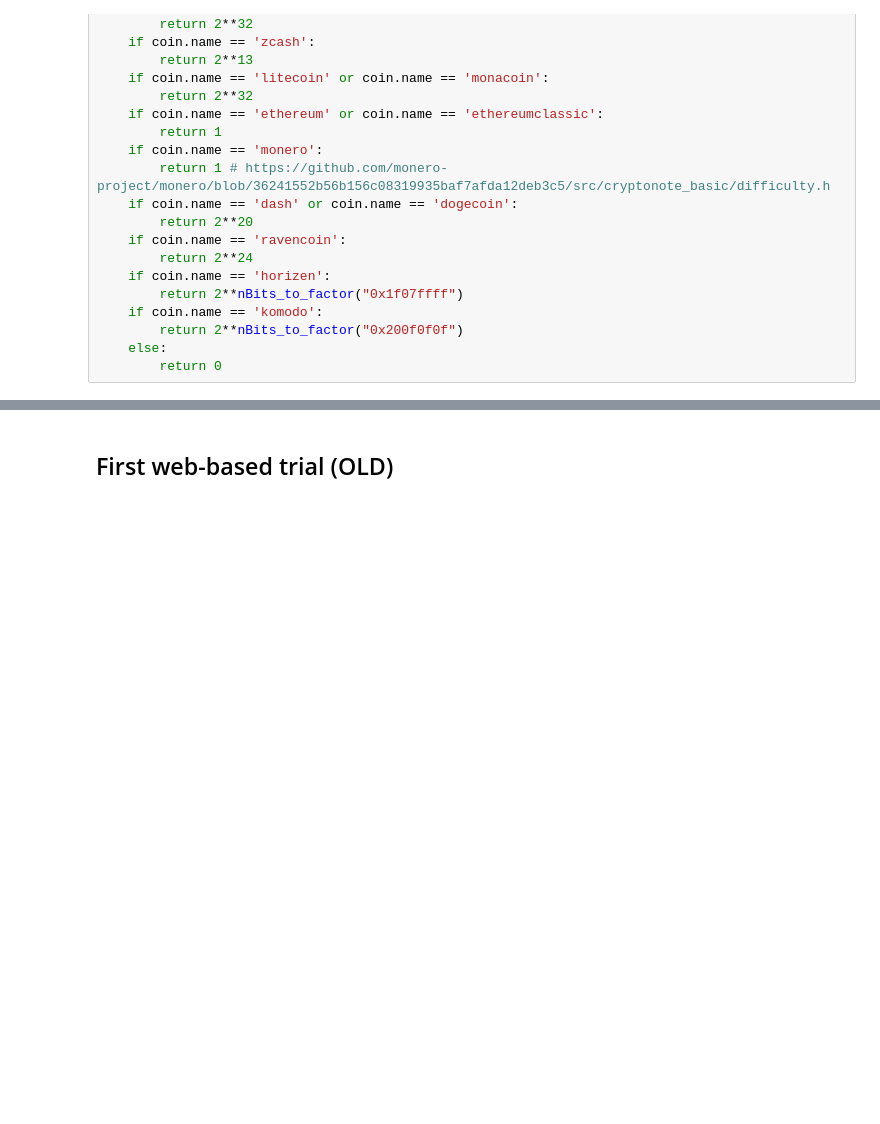
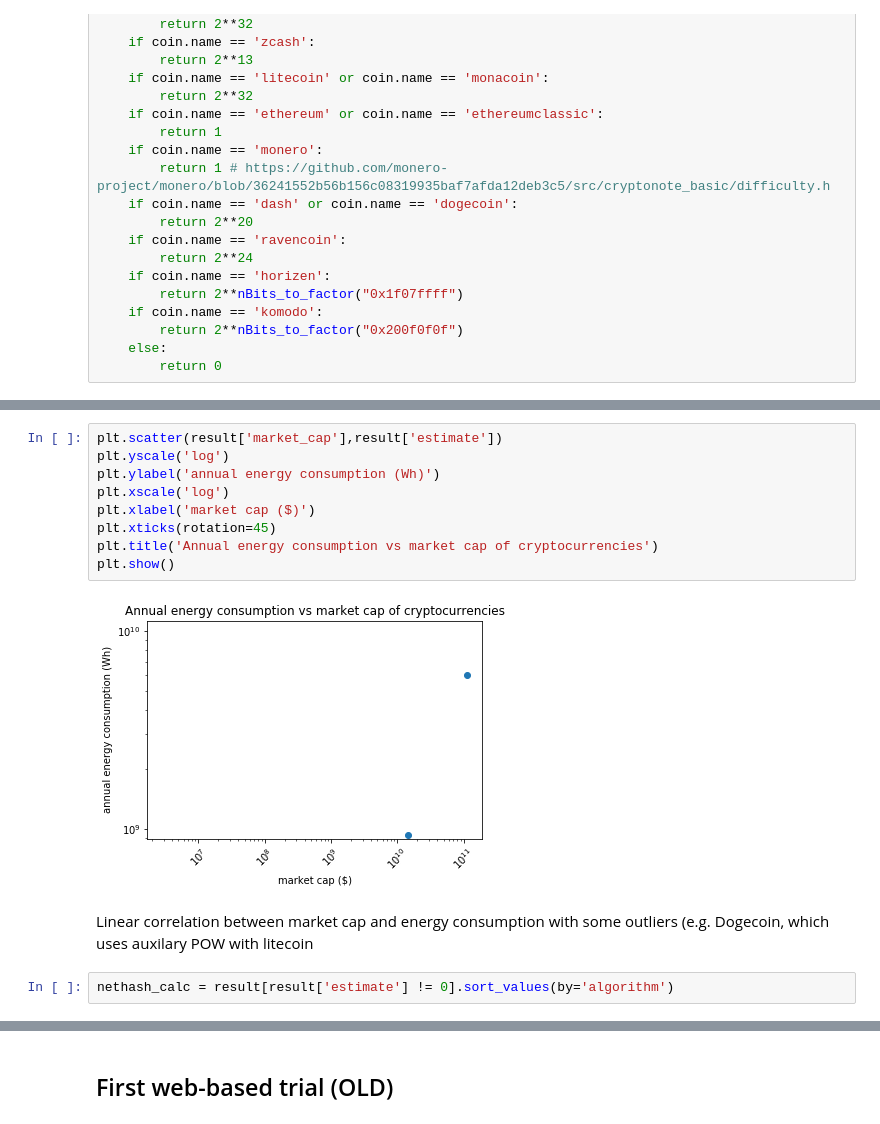
Before and after one commit to Lukasdeloose/sustainable_blockchain, a Jupyter notebook: data_analysis/energy_consumption.ipynb, the cells around one changed output, grey strips where cells are left out. Cells and saved outputs as stored; diff of their text form; blank space fills up the shorter version.

```diff
--- a/data_analysis/energy_consumption.ipynb
+++ b/data_analysis/energy_consumption.ipynb
@@ -140,0 +351,15 @@ def difficulty_factor(coin):
+# %%
+plt.scatter(result['market_cap'],result['estimate'])
+plt.yscale('log')
+plt.ylabel('annual energy consumption (Wh)')
+plt.xscale('log')
+plt.xlabel('market cap ($)')
+plt.xticks(rotation=45)
+plt.title('Annual energy consumption vs market cap of cryptocurrencies')
+plt.show()
+# %% [output]
+[figure, added]
+# %% [markdown]
+Linear correlation between market cap and energy consumption with some outliers (e.g. Dogecoin, which uses auxilary POW with litecoin
+# %%
+nethash_calc = result[result['estimate'] != 0].sort_values(by='algorithm')
```
Also changed, not shown: parts of 132 cells of this notebook, 8 other files.
